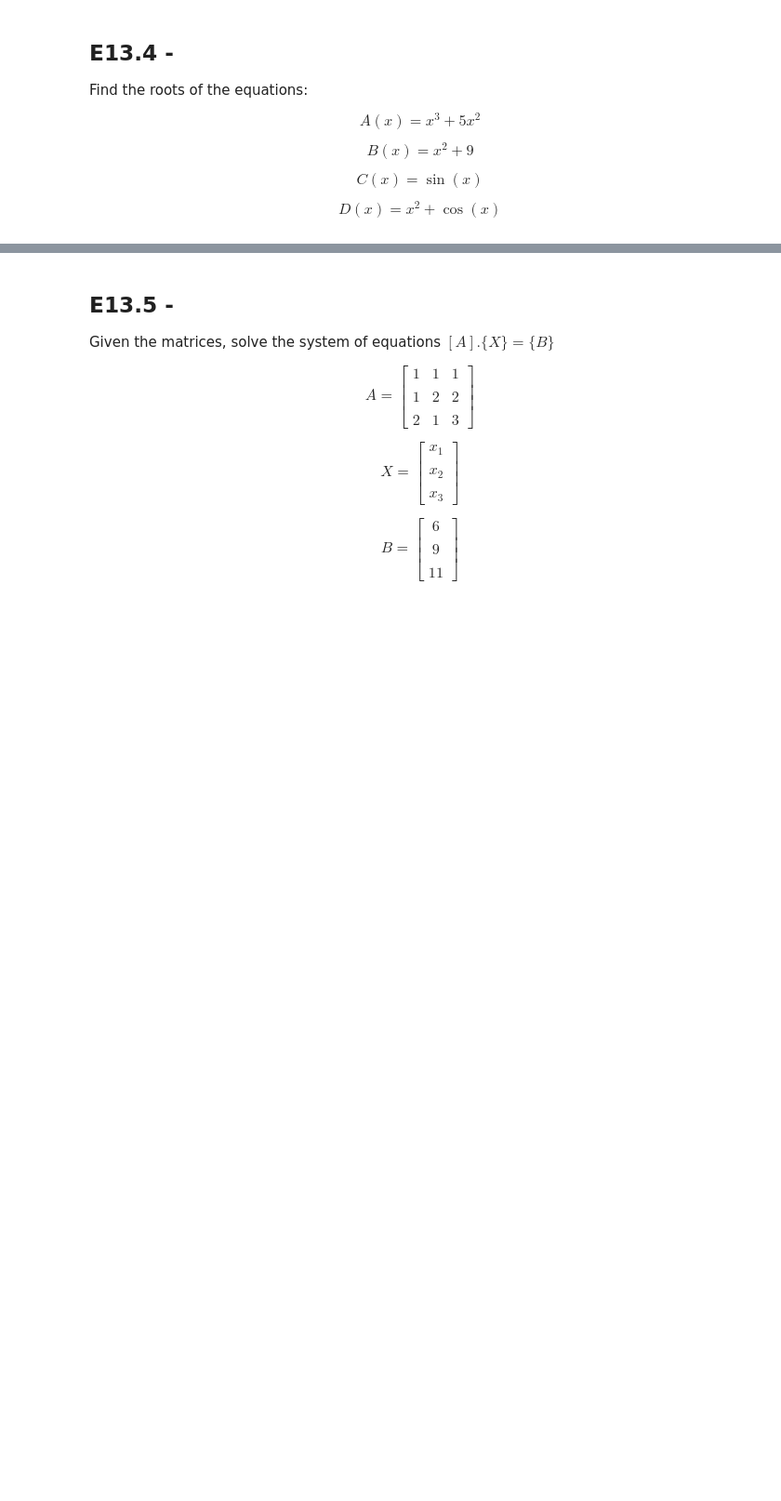
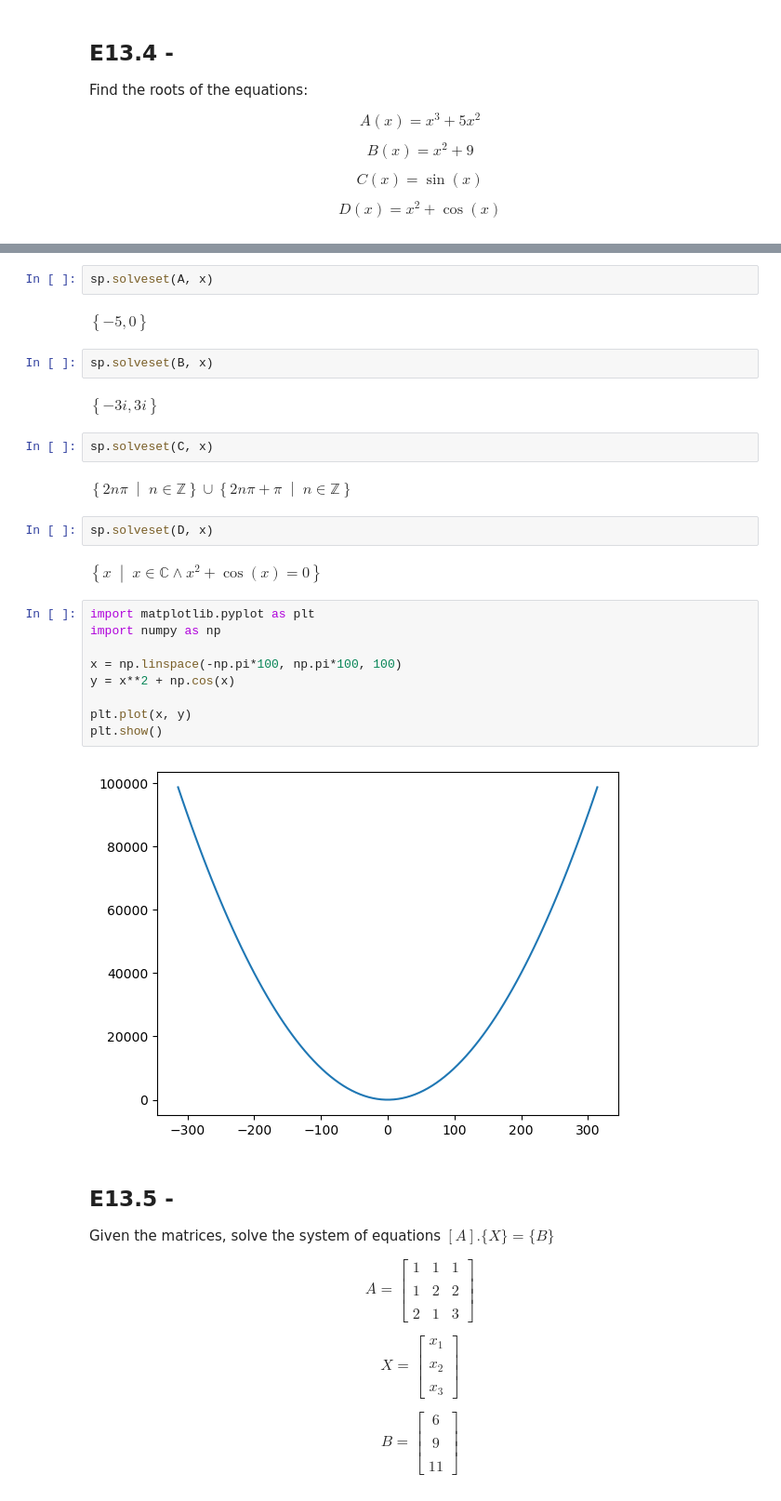
Before and after one commit to rafaelpsilva07/python-for-engineers-and-scientists, a Jupyter notebook: lessons/m2 - Section 13 - Sympy.ipynb, the cells around one changed output, grey strips where cells are left out. Shown: that part at 93% size. Drawn from its saved outputs; the diff is of its cells as text; blank space fills up the shorter version.

```diff
--- a/lessons/m2 - Section 13 - Sympy.ipynb
+++ b/lessons/m2 - Section 13 - Sympy.ipynb
@@ -254,3 +358,30 @@ $$ D(x) = x^2 + \cos(x) $$
+# %%
+sp.solveset(A, x)
+# %% [output]
+$\displaystyle \left\{-5, 0\right\}$
+# %%
+sp.solveset(B, x)
+# %% [output]
+$\displaystyle \left\{- 3 i, 3 i\right\}$
+# %%
+sp.solveset(C, x)
+# %% [output]
+$\displaystyle \left\{2 n \pi\; \middle|\; n \in \mathbb{Z}\right\} \cup \left\{2 n \pi + \pi\; \middle|\; n \in \mathbb{Z}\right\}$
+# %%
+sp.solveset(D, x)
+# %% [output]
+$\displaystyle \left\{x\; \middle|\; x \in \mathbb{C} \wedge x^{2} + \cos{\left(x \right)} = 0 \right\}$
+# %%
+import matplotlib.pyplot as plt
+import numpy as np
+
+x = np.linspace(-np.pi*100, np.pi*100, 100)
+y = x**2 + np.cos(x)
+
+plt.plot(x, y)
+plt.show()
+# %% [output]
+[figure, added]
 # %% [markdown]
 ## E13.5 -
 Given the matrices, solve the system of equations $[A].\{X\} = \{B\}$
```
Also changed, not shown: parts of 71 cells of this notebook.
